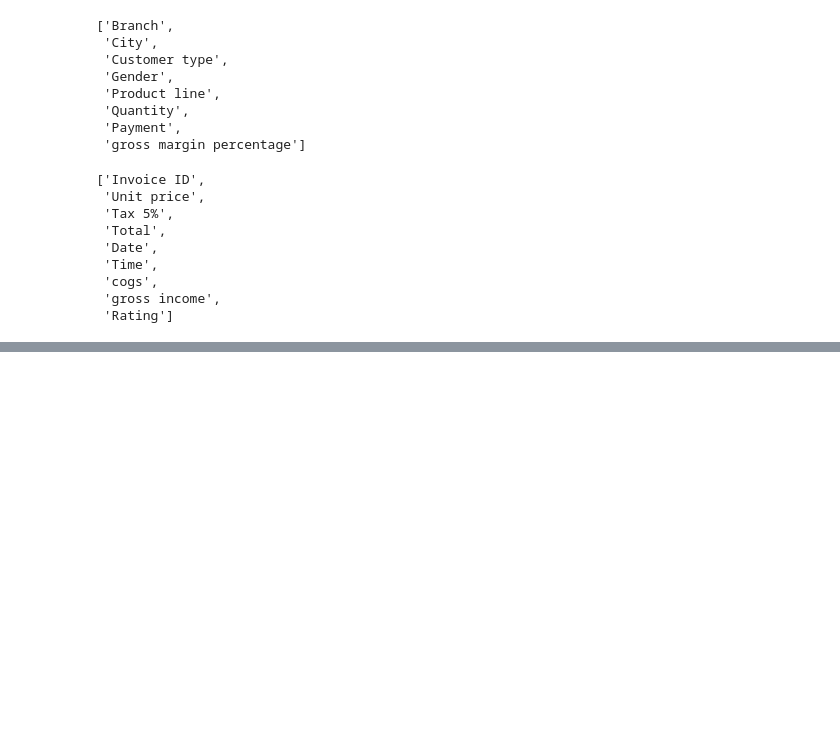
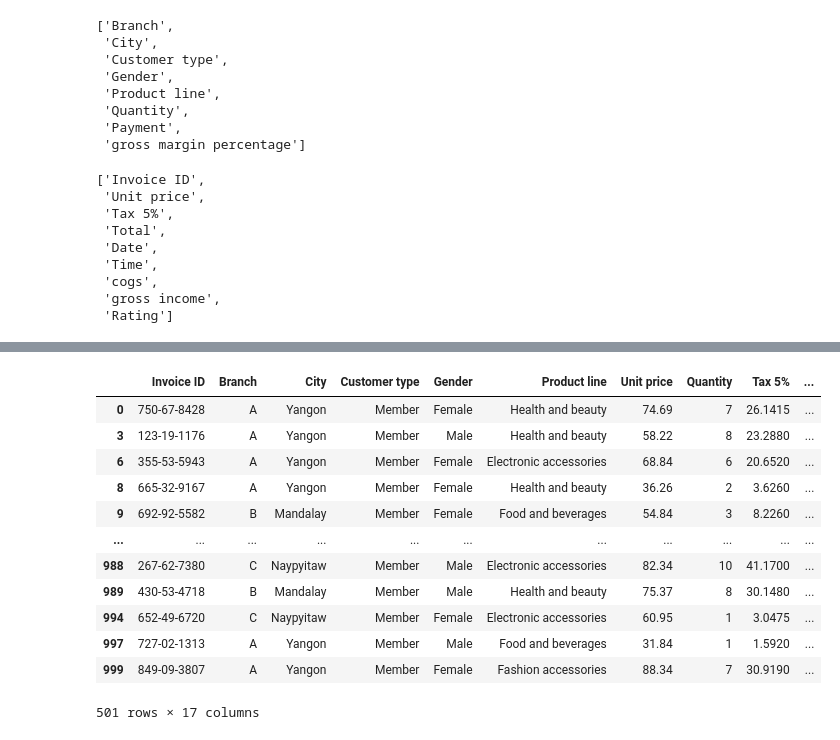
Before and after one commit to irisdev06/Super-Market-Data-Analysis, a Jupyter notebook: SuperMarketSalesAnalysis.ipynb, the cells around one changed output, grey strips where cells are left out. Cells and saved outputs as stored; diff of their text form; code cells hidden in the pictures; blank space fills up the shorter version.

```diff
--- a/SuperMarketSalesAnalysis.ipynb
+++ b/SuperMarketSalesAnalysis.ipynb
@@ -123,0 +154,16 @@ num
+# %%
+data.groupby('Customer type').get_group('Member')
+# %% [output]
+|  | Invoice ID | Branch | City | Customer type | Gender | Product line | Unit price | Quantity | Tax 5% | ... |
+| 0 | 750-67-8428 | A | Yangon | Member | Female | Health and beauty | 74.69 | 7 | 26.1415 | ... |
+| 3 | 123-19-1176 | A | Yangon | Member | Male | Health and beauty | 58.22 | 8 | 23.2880 | ... |
+| 6 | 355-53-5943 | A | Yangon | Member | Female | Electronic accessories | 68.84 | 6 | 20.6520 | ... |
+| 8 | 665-32-9167 | A | Yangon | Member | Female | Health and beauty | 36.26 | 2 | 3.6260 | ... |
+| 9 | 692-92-5582 | B | Mandalay | Member | Female | Food and beverages | 54.84 | 3 | 8.2260 | ... |
+| ... | ... | ... | ... | ... | ... | ... | ... | ... | ... | ... |
+| 988 | 267-62-7380 | C | Naypyitaw | Member | Male | Electronic accessories | 82.34 | 10 | 41.1700 | ... |
+| 989 | 430-53-4718 | B | Mandalay | Member | Male | Health and beauty | 75.37 | 8 | 30.1480 | ... |
+| 994 | 652-49-6720 | C | Naypyitaw | Member | Female | Electronic accessories | 60.95 | 1 | 3.0475 | ... |
+| 997 | 727-02-1313 | A | Yangon | Member | Male | Food and beverages | 31.84 | 1 | 1.5920 | ... |
+| 999 | 849-09-3807 | A | Yangon | Member | Female | Fashion accessories | 88.34 | 7 | 30.9190 | ... |
+501 rows × 17 columns
```
Also changed, not shown: parts of 10 cells of this notebook.
